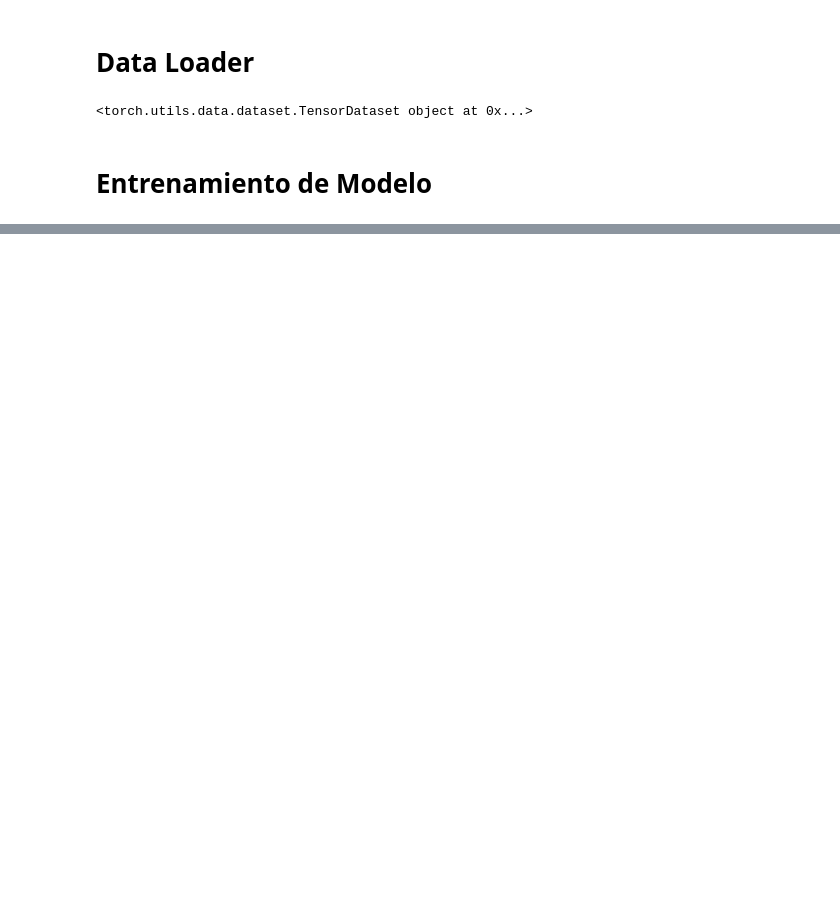
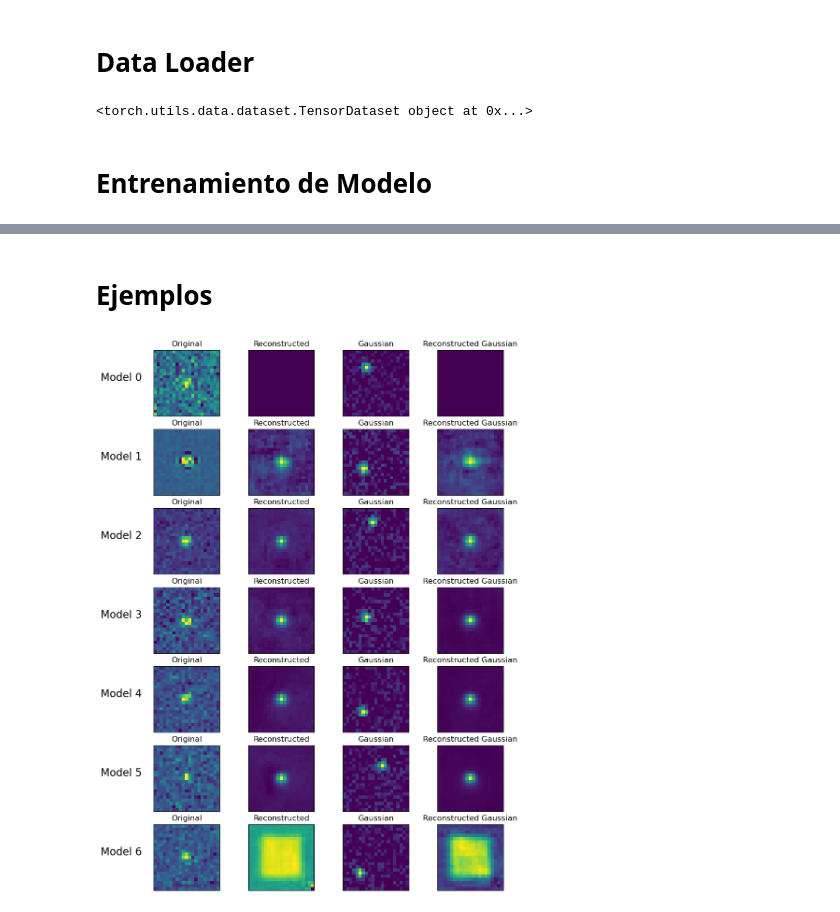
Before and after one commit to pmarconep/ZTF_alert_8a, a Jupyter notebook: proyecto.ipynb, the cells around one changed output, grey strips where cells are left out. Cells and saved outputs as stored; diff of their text form; code cells hidden in the pictures; blank space fills up the shorter version.

```diff
--- a/proyecto.ipynb
+++ b/proyecto.ipynb
@@ -396,0 +378,12 @@ datasets = stamps_dataset
+# %% [markdown]
+# Ejemplos
+# %%
+import src.plots as plots
+importlib.reload(plots)
+
+models = [model_0, model_1, model_2, model_3, model_4, model_5, model_gaus]
+datasets = test_difference
+
+plots.plot_train_example(models, datasets, gaussian_dataset)
+# %% [output]
+[figure, added]
```
Also changed, not shown: parts of 12 cells of this notebook, 4 other files.
